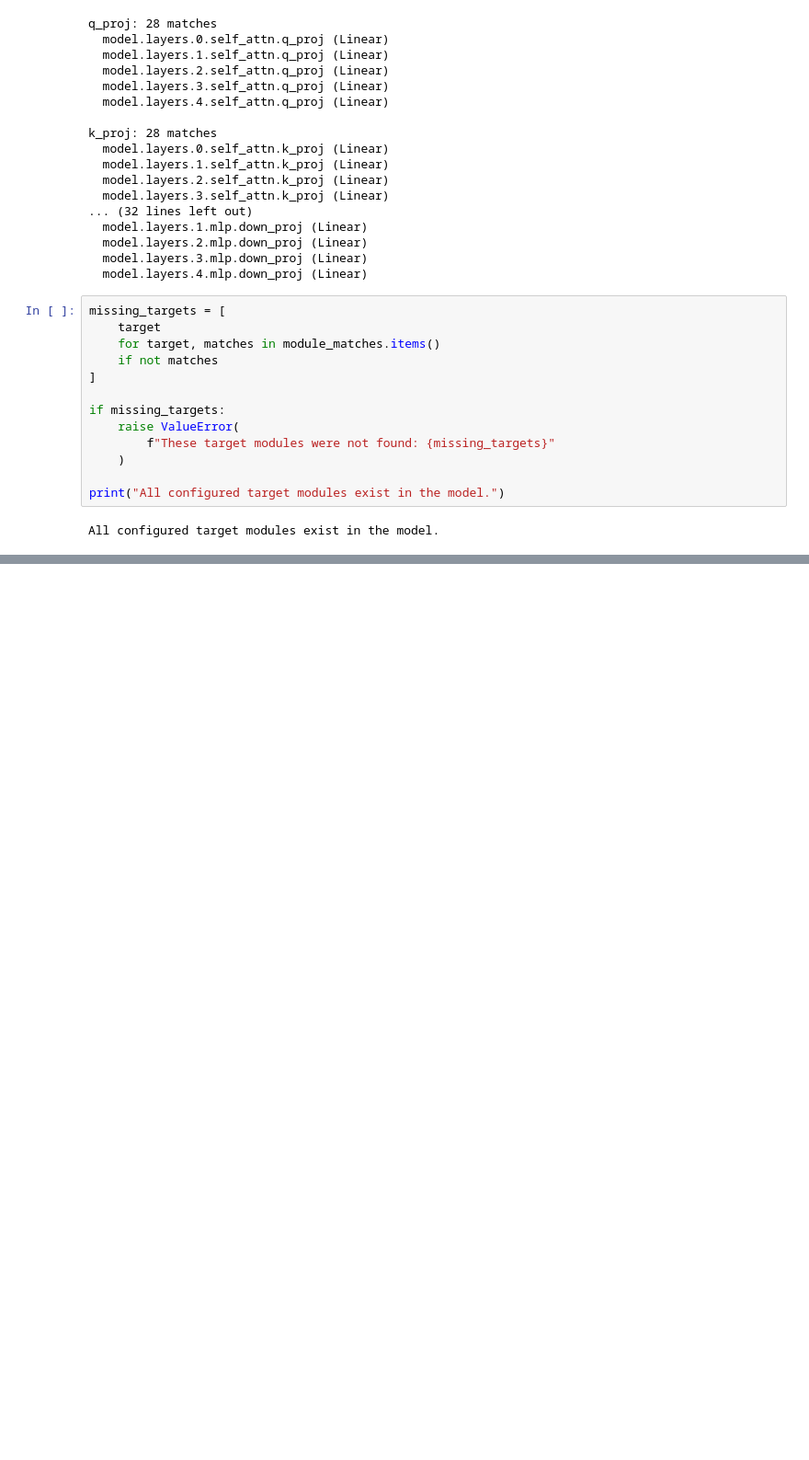
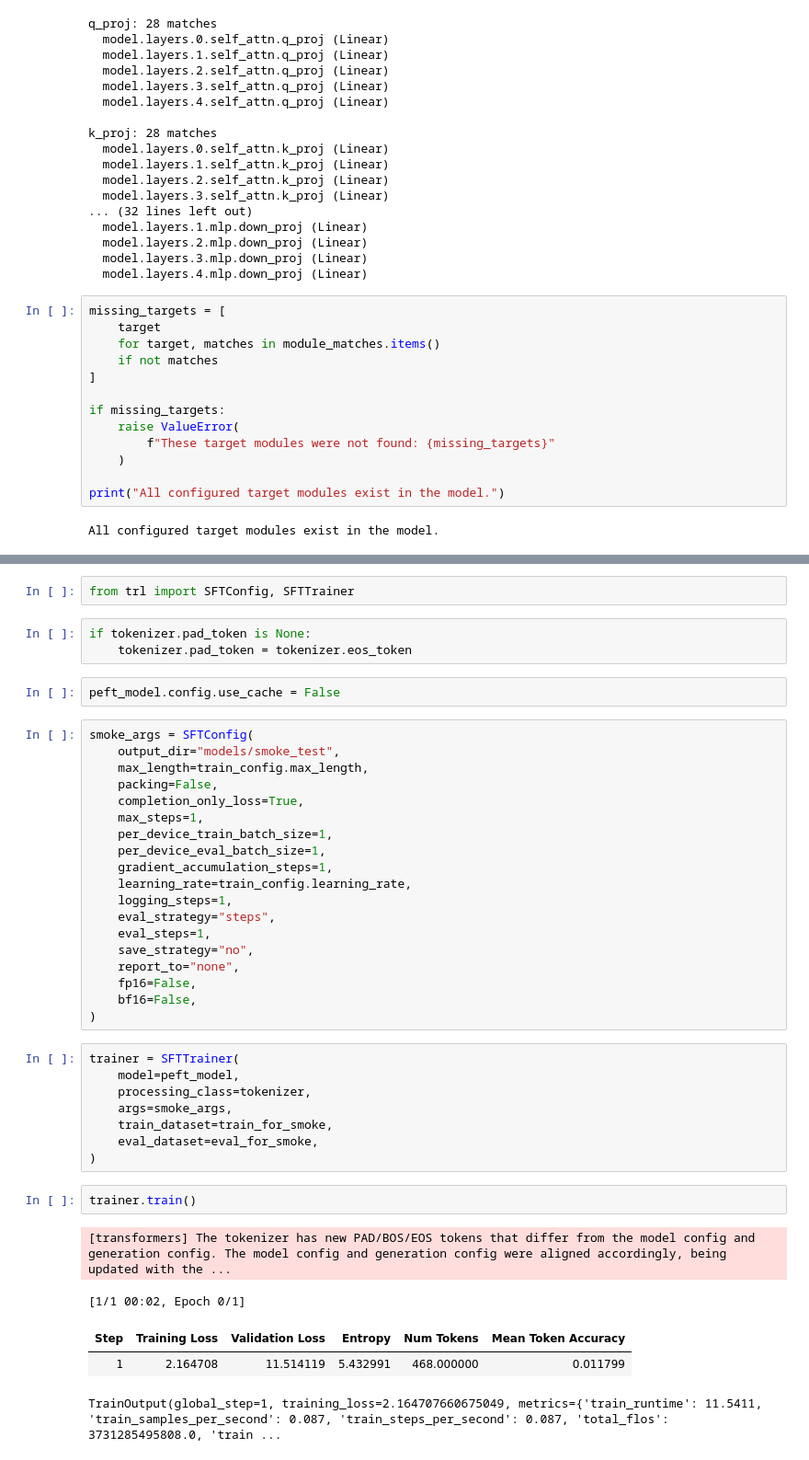
Before and after one commit to unmeshmali25/deepmlhub, a Jupyter notebook: projects/llm-retard-lab/courses/deeplearning_posttraining/notebooks/mlops_prep_llm_training_serving.ipynb, the cells around one changed output, grey strips where cells are left out. Shown at 92% size. Cells and saved outputs as stored; diff of their text form; blank space fills up the shorter version.

Commit message:
Completed the smoke test
It verifies that:
config
→ data
→ tokenizer
→ model architecture
→ PEFT adapter
→ training loop
→ output artifact
works as one connected system

```diff
--- a/projects/llm-retard-lab/courses/deeplearning_posttraining/notebooks/mlops_prep_llm_training_serving.ipynb
+++ b/projects/llm-retard-lab/courses/deeplearning_posttraining/notebooks/mlops_prep_llm_training_serving.ipynb
@@ -459,0 +599,42 @@ All configured target modules exist in the model.
+# %%
+from trl import SFTConfig, SFTTrainer
+# %%
+if tokenizer.pad_token is None:
+    tokenizer.pad_token = tokenizer.eos_token
+# %%
+peft_model.config.use_cache = False
+# %%
+smoke_args = SFTConfig(
+    output_dir="models/smoke_test",
+    max_length=train_config.max_length,
+    packing=False,
+    completion_only_loss=True,
+    max_steps=1,
+    per_device_train_batch_size=1,
+    per_device_eval_batch_size=1,
+    gradient_accumulation_steps=1,
+    learning_rate=train_config.learning_rate,
+    logging_steps=1,
+    eval_strategy="steps",
+    eval_steps=1,
+    save_strategy="no",
+    report_to="none",
+    fp16=False,
+    bf16=False,
+)
+# %%
+trainer = SFTTrainer(
+    model=peft_model,
+    processing_class=tokenizer,
+    args=smoke_args,
+    train_dataset=train_for_smoke,
+    eval_dataset=eval_for_smoke,
+)
+# %%
+trainer.train()
+# %% [output]
+[transformers] The tokenizer has new PAD/BOS/EOS tokens that differ from the model config and generation config. The model config and generation config were aligned accordingly, being updated with the ...
+[1/1 00:02, Epoch 0/1]
+| Step | Training Loss | Validation Loss | Entropy | Num Tokens | Mean Token Accuracy |
+| 1 | 2.164708 | 11.514119 | 5.432991 | 468.000000 | 0.011799 |
+TrainOutput(global_step=1, training_loss=2.164707660675049, metrics={'train_runtime': 11.5411, 'train_samples_per_second': 0.087, 'train_steps_per_second': 0.087, 'total_flos': 3731285495808.0, 'train ...
```
Also changed, not shown: parts of 28 cells of this notebook.
